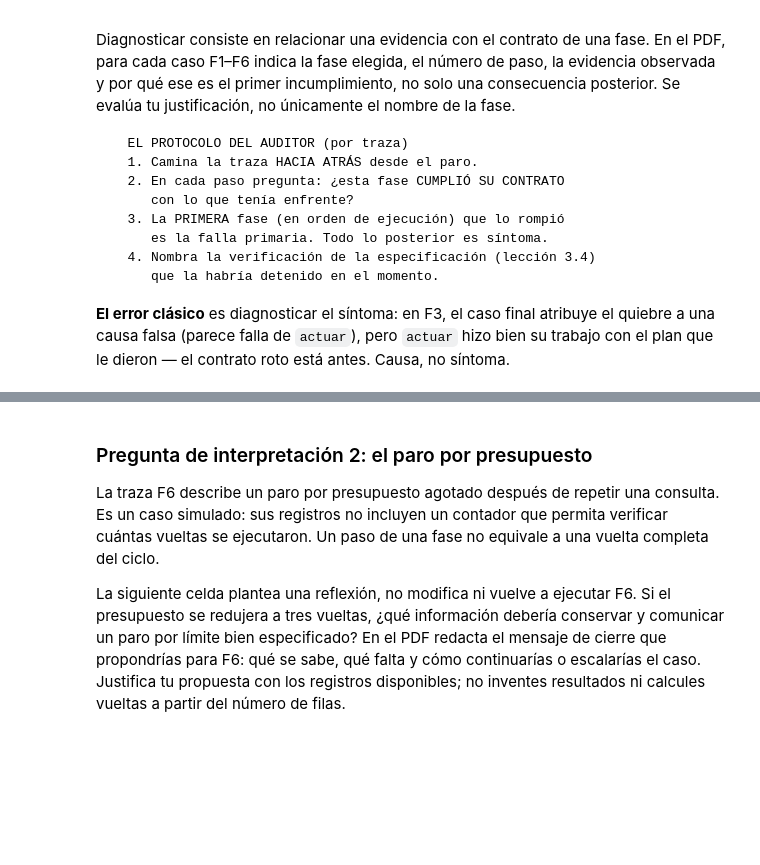
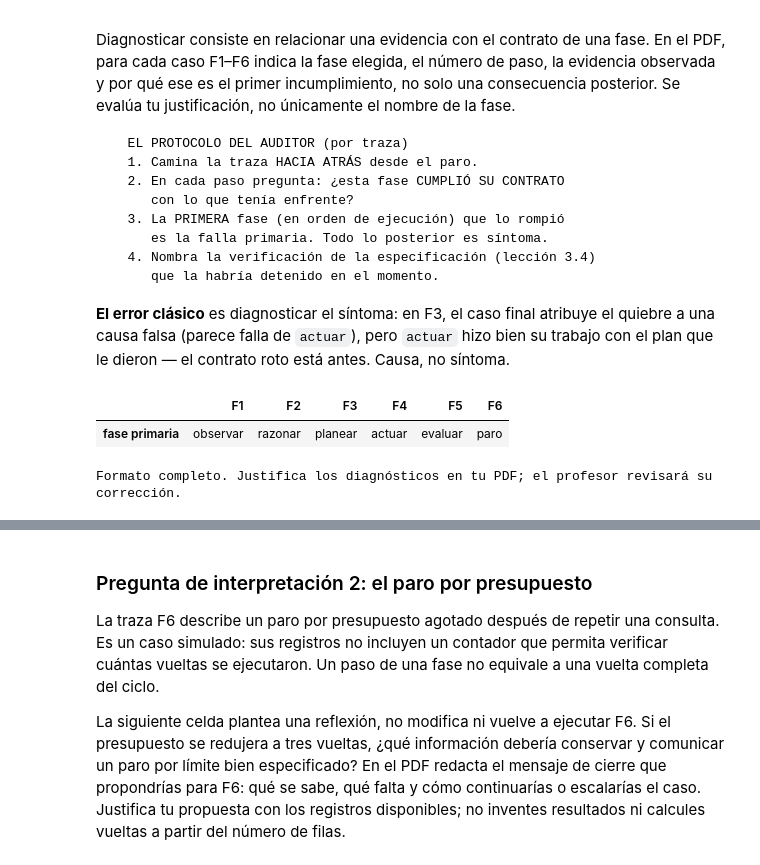
Before and after one commit to DavidFHCh/MNA-SistemasMultiagentes, a Jupyter notebook: skill_lab_02/Skill_Lab_2/skill_lab2_diagnostico_trazas.ipynb, the cells around one changed output, grey strips where cells are left out. Drawn from its saved outputs; the diff is of its cells as text; code cells hidden in the pictures; blank space fills up the shorter version.

```diff
--- a/skill_lab_02/Skill_Lab_2/skill_lab2_diagnostico_trazas.ipynb
+++ b/skill_lab_02/Skill_Lab_2/skill_lab2_diagnostico_trazas.ipynb
@@ -296,38 +361,42 @@ Diagnosticar consiste en relacionar una evidencia con el contrato de una fase. E
 # %%
 # DECISIÓN | Parte B: tu diagnóstico por traza (la fase PRIMARIA, en minúsculas)
 # Valores válidos: observar · razonar · planear · actuar · evaluar · paro
 DIAGNOSTICOS: dict[str, str] = {
-    # "F1": "...",
-    # "F2": "...",
-    # "F3": "...",
-    # "F4": "...",
-    # "F5": "...",
-    # "F6": "...",
+    "F1": "observar",
+    "F2": "razonar",
+    "F3": "planear",
+    "F4": "actuar",
+    "F5": "evaluar",
+    "F6": "paro",
 }
 
 
 def validar_diagnosticos(diagnosticos: dict[str, str]) -> list[str]:
     """Comprueba formato y completitud, no la corrección académica."""
     if not isinstance(diagnosticos, dict):
         return ["DIAGNOSTICOS debe ser un diccionario con las claves F1 a F6."]
     fases_validas = {f.value for f in Fase}
     esperadas = [f"F{i}" for i in range(1, 7)]
     pendientes = [f"falta el diagnóstico de {k}" for k in esperadas if k not in diagnosticos]
     for k, fase in diagnosticos.items():
         if k not in esperadas:
             pendientes.append(f"{k!r}: clave no esperada; usa solo F1 a F6.")
         if not isinstance(fase, str) or fase not in fases_validas:
             pendientes.append(f"{k}: fase inválida; usa {sorted(fases_validas)}.")
     return pendientes
 
 problemas = validar_diagnosticos(DIAGNOSTICOS)
 if problemas:
     print("Antes de seguir:")
     for p in problemas:
         print("   -", p)
 else:
     display(pd.DataFrame({"fase primaria": DIAGNOSTICOS}).T)
     print("Formato completo. Justifica los diagnósticos en tu PDF; el profesor revisará su corrección.")
+# %% [output]
+|  | F1 | F2 | F3 | F4 | F5 | F6 |
+| fase primaria | observar | razonar | planear | actuar | evaluar | paro |
+Formato completo. Justifica los diagnósticos en tu PDF; el profesor revisará su corrección.
 # %%
 # DECISIÓN | Pregunta de interpretación 1: verificaciones
 # En una frase por traza: ¿qué verificación de la especificación (lección 3.4)
```
Also changed, not shown: parts of 10 cells of this notebook.
